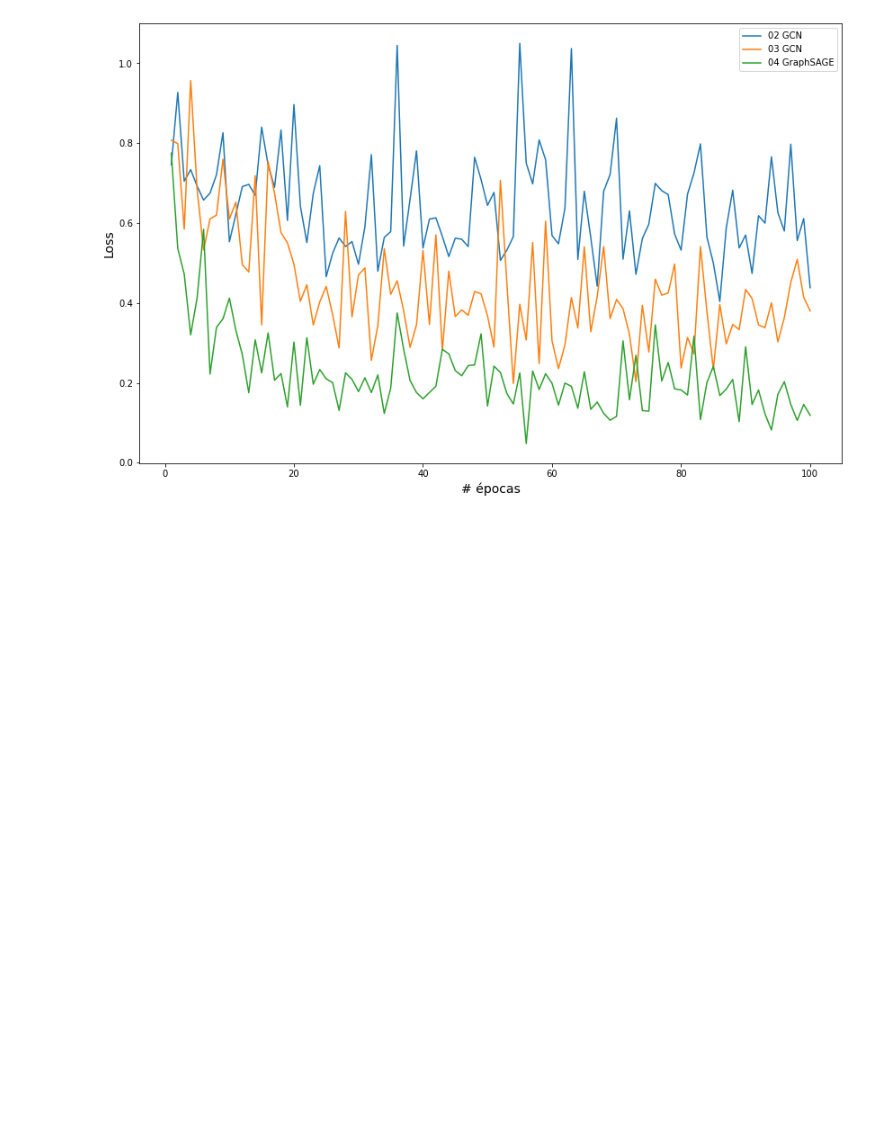
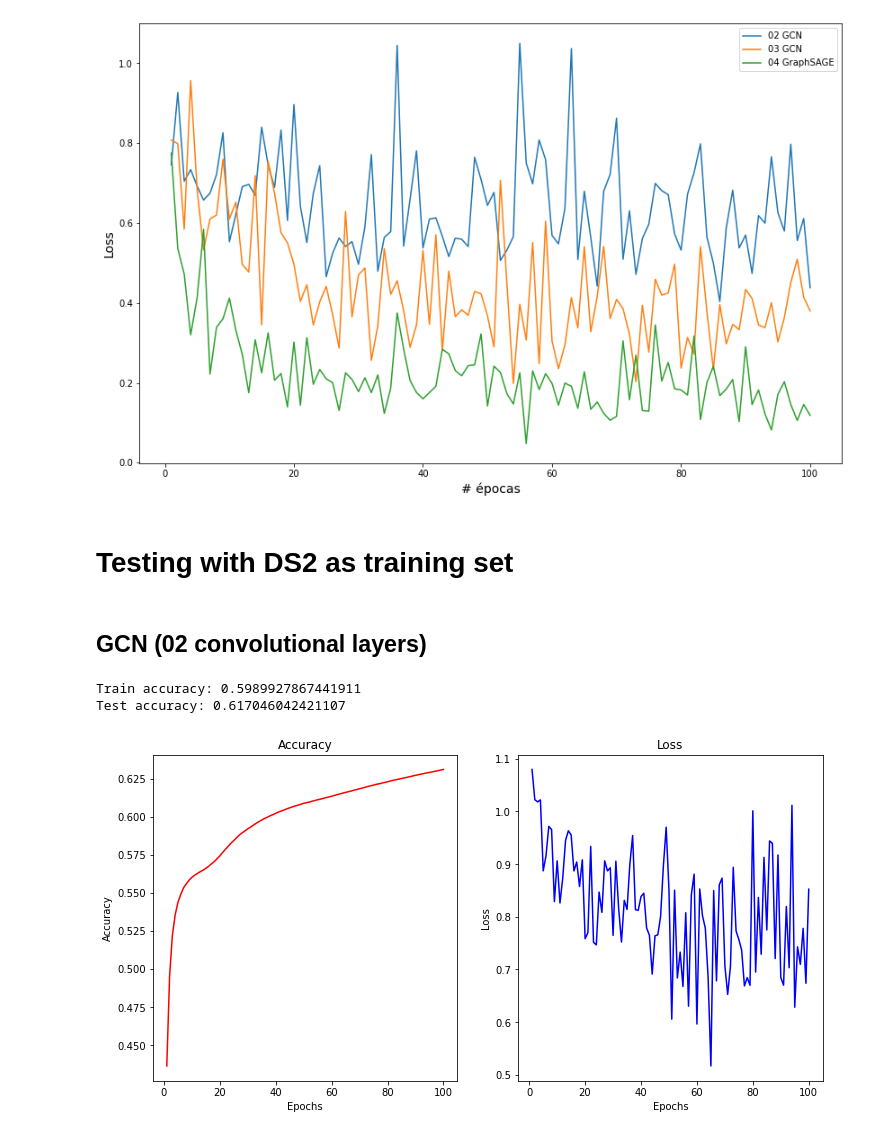
Before and after one commit to raffoliveira/Master_Degree, a Jupyter notebook: Disciplinas/Complex_network/Projeto/Codes/project.ipynb, the cells around one changed output. Saved outputs shown, nothing was run; the diff lists cells and outputs as text; code cells hidden in the pictures; blank space fills up the shorter version.

```diff
--- a/Disciplinas/Complex_network/Projeto/Codes/project.ipynb
+++ b/Disciplinas/Complex_network/Projeto/Codes/project.ipynb
@@ -53,8 +53,8 @@ Using backend: pytorch
 # %% [markdown]
 Loading the files of ECG signals. The MIT-BIH has 48 records from 47 subjects. Following the AAMI recommendation, 04 records were excluded because these signals have paced beats. So, the next cell, I split the dataset into two dataset: training and test sets following the [De Chazal](https://ieeexplore.ieee.org/abstract/document/1306572) recommendation.
 # %%
-path_normalized = './Datasets/MIT_normalized/' #normalized data
-path = './Datasets/MIT/' #original data
+path_normalized = '../Datasets/MIT_normalized/' #normalized data
+path = '../Datasets/MIT/' #original data
 files_mat = os.listdir(path) #list the signals files
 # %%
 #splitting data in training and test by De Chazal proposed method
@@ -171,10 +171,10 @@ dict_beats_train = load_signals(path,files_train,300,'dict_beats_train.pkl')
 dict_beats_test =load_signals(path,files_test,300,'dict_beats_test.pkl')
 # %%
 #loading the beats
-with open ('./Datasets/Segmentation_dicts/dict_beats_train.pkl', 'rb') as file_train:
+with open ('../Datasets/Segmentation_dicts/dict_beats_train.pkl', 'rb') as file_train:
     dict_beats_train = pickle.load(file_train)
 
-with open ('./Datasets/Segmentation_dicts/dict_beats_test.pkl', 'rb') as file_test:
+with open ('../Datasets/Segmentation_dicts/dict_beats_test.pkl', 'rb') as file_test:
     dict_beats_test = pickle.load(file_test)
 # %% [markdown]
 ## Data balancing
@@ -310,8 +338,8 @@ class SyntheticDataset_train(DGLDataset):
         super().__init__(name='synthetic')
 
     def process(self):
-        edges = pd.read_csv('./Datasets/Dgl_beats_graphs/df_train_edges.csv')
-        properties = pd.read_csv('./Datasets/Dgl_beats_graphs/df_train_properties.csv')
+        edges = pd.read_csv('../Datasets/Dgl_beats_graphs/df_train_edges.csv')
+        properties = pd.read_csv('../Datasets/Dgl_beats_graphs/df_train_properties.csv')
         self.graphs = []
         self.labels = []
 
@@ -359,8 +387,8 @@ class SyntheticDataset_test(DGLDataset):
         super().__init__(name='synthetic')
 
     def process(self):
-        edges = pd.read_csv('./Datasets/Dgl_beats_graphs/df_test_edges.csv')
-        properties = pd.read_csv('./Datasets/Dgl_beats_graphs/df_test_properties.csv')
+        edges = pd.read_csv('../Datasets/Dgl_beats_graphs/df_test_edges.csv')
+        properties = pd.read_csv('../Datasets/Dgl_beats_graphs/df_test_properties.csv')
         self.graphs = []
         self.labels = []
 
@@ -954,3 +982,66 @@ plt.savefig('loss.pdf', dpi=600)
 plt.show()
 # %% [output]
 [figure]
+# %% [markdown]
+# Testing with DS2 as training set
+# %% [markdown]
+## GCN (02 convolutional layers)
+# %%
+model = GCN(2,20, 3)
+optimizer = th.optim.Adam(model.parameters(), lr=0.01)
+
+pred_train_label = []
+true_train_label = []
+pred_test_label = []
+true_test_label = []
+acc_train_gcn = []
+loss_train_gcn = []
+num_correct_train = 0
+num_tests_train = 0
+num_correct_test = 0
+num_tests_test = 0
+tag = True
+
+for epoch in range(100):
+    for batched_graph, labels in test_dataloader:
+        pred = model(batched_graph, batched_graph.ndata['attr'].float())
+        if tag:
+            pred_train_label.extend(pred.argmax(1))
+            true_train_label.extend(labels)
+        num_correct_train += (pred.argmax(1) == labels).sum().item()
+        num_tests_train += len(labels)
+        loss = F.cross_entropy(pred, labels)
+        optimizer.zero_grad()
+        loss.backward()
+        optimizer.step()
+    tag = False
+    loss_train_gcn.append(loss)
+    acc_train_gcn.append(num_correct_train / num_tests_train)
+
+
+print('Train accuracy:', np.array(acc_train_gcn).mean())
+
+for batched_graph, labels in train_dataloader:
+    pred = model(batched_graph, batched_graph.ndata['attr'].float())
+    num_correct_test += (pred.argmax(1) == labels).sum().item()
+    num_tests_test += len(labels)
+    pred_test_label.extend(pred.argmax(1))
+    true_test_label.extend(labels)
+
+print('Test accuracy:', num_correct_test / num_tests_test)
+# %% [output]
+Train accuracy: 0.5989927867441911
+Test accuracy: 0.617046042421107
+# %%
+fig, ax = plt.subplots(1,2,figsize=(12,6))
+ax[0].plot(range(1,101), acc_train_gcn, 'r', label='Training accuracy')
+ax[1].plot(range(1,101), loss_train_gcn, 'b', label='Training Loss')
+ax[0].set_title('Accuracy')
+ax[1].set_title('Loss')
+ax[0].set_xlabel('Epochs')
+ax[1].set_xlabel('Epochs')
+ax[0].set_ylabel('Accuracy')
+ax[1].set_ylabel('Loss')
+plt.show()
+# %% [output]
+[figure, added]
```
Also changed, not shown: parts of 25 cells of this notebook.
